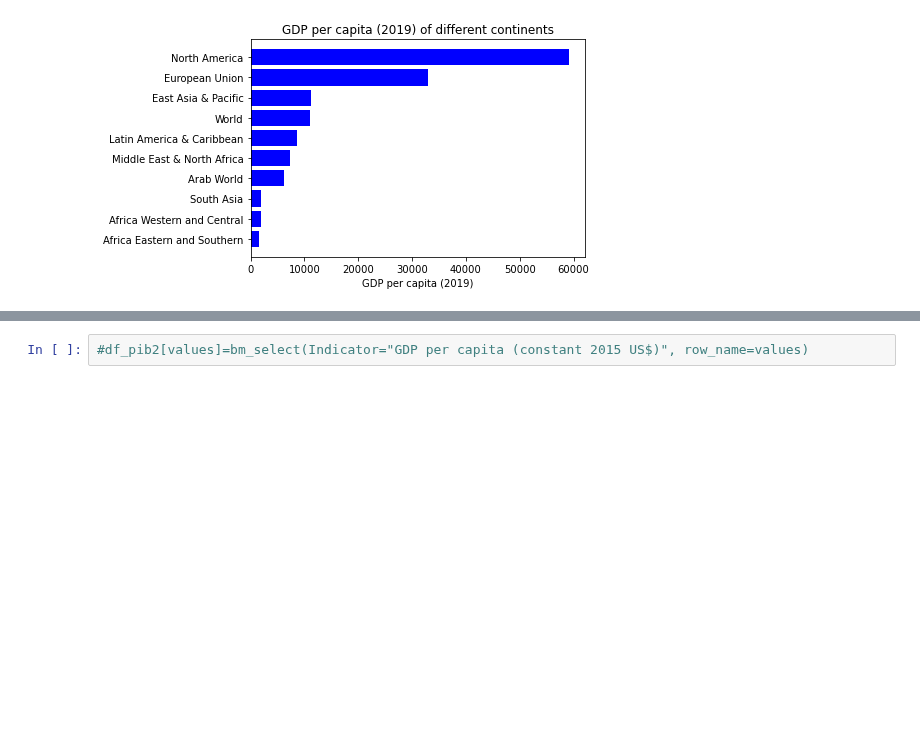
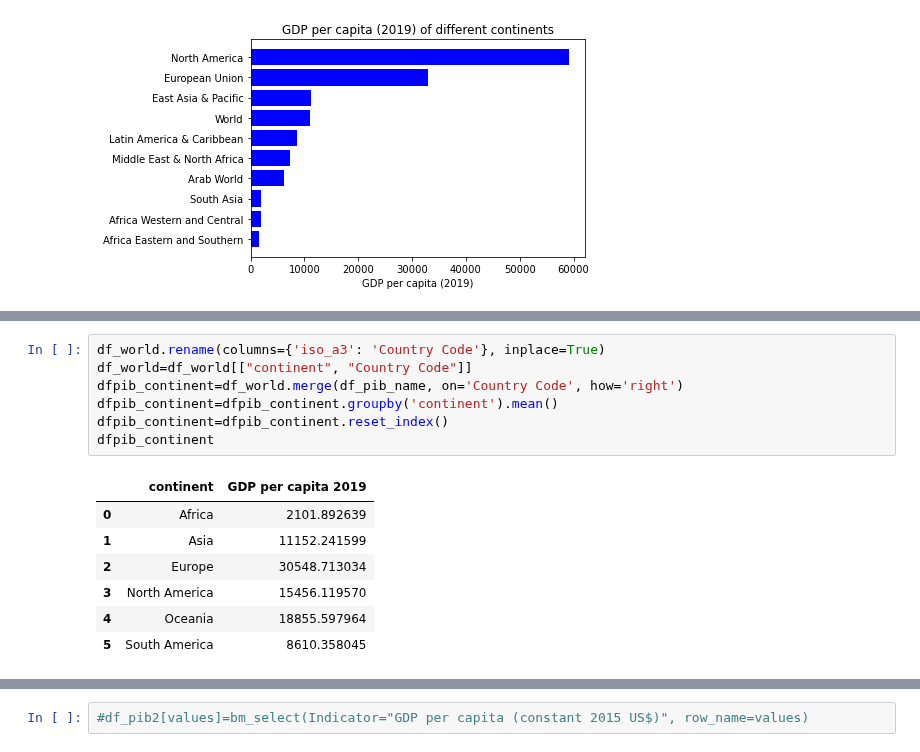
Before and after one commit to cmllbll/Gender-Inequalities-and-Development, a Jupyter notebook: stats descr indicateur.ipynb, the cells around one changed output, grey strips where cells are left out. Cells and saved outputs as stored; diff of their text form; blank space fills up the shorter version.

```diff
--- a/stats descr indicateur.ipynb
+++ b/stats descr indicateur.ipynb
@@ -170,0 +187,15 @@ Text(0.5, 0, 'GDP per capita (2019)')
+# %%
+df_world.rename(columns={'iso_a3': 'Country Code'}, inplace=True)
+df_world=df_world[["continent", "Country Code"]]
+dfpib_continent=df_world.merge(df_pib_name, on='Country Code', how='right')
+dfpib_continent=dfpib_continent.groupby('continent').mean()
+dfpib_continent=dfpib_continent.reset_index()
+dfpib_continent
+# %% [output]
+|  | continent | GDP per capita 2019 |
+| 0 | Africa | 2101.892639 |
+| 1 | Asia | 11152.241599 |
+| 2 | Europe | 30548.713034 |
+| 3 | North America | 15456.119570 |
+| 4 | Oceania | 18855.597964 |
+| 5 | South America | 8610.358045 |
```
Also changed, not shown: parts of 3 cells of this notebook.
